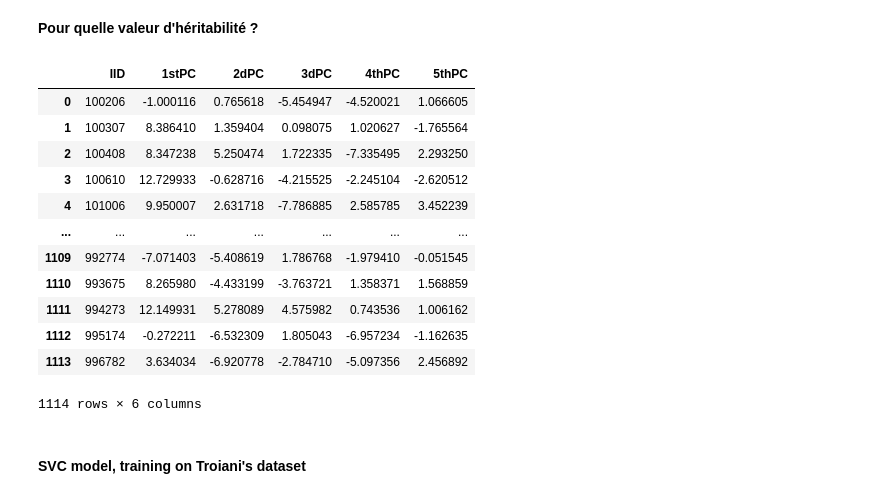
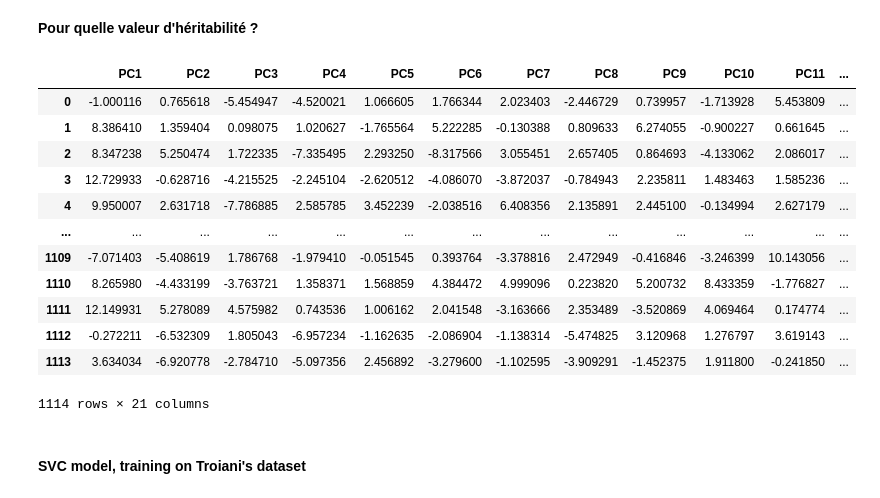
Before and after one commit to neurospin/champollion_V1, a Jupyter notebook: contrastive/notebooks/antoine/SVM_classifier_on_HCP_left_orbital_dim256.ipynb, the cells around one changed output. Saved outputs shown, nothing was run; the diff lists cells and outputs as text; code cells hidden in the pictures.

Commit message:
Add the beginning of the PCA study for the cingulate and the orbital regions

```diff
--- a/contrastive/notebooks/antoine/SVM_classifier_on_HCP_left_orbital_dim256.ipynb
+++ b/contrastive/notebooks/antoine/SVM_classifier_on_HCP_left_orbital_dim256.ipynb
@@ -193,29 +193,25 @@ plt.show()
 # %% [markdown]
 **Pour quelle valeur d'héritabilité ?**
 # %%
-df_HCP_PC = pd.DataFrame({"IID" : list(embeddings_HCP['ID']),
-              "1stPC" : X_pca[:,0],
-              "2dPC" : X_pca[:,1],
-              "3dPC" : X_pca[:,2],
-              "4thPC" : X_pca[:,3],
-              "5thPC" : X_pca[:,4]})
+df_HCP_PC = pd.DataFrame({f'PC{i}' : X_pca[:,i-1] for i in range(1, n_components+1)})
+df_HCP_PC["IID"] = list(embeddings_HCP['ID'])
 
-df_HCP_PC.to_csv('/neurospin/dico/adufournet/Runs/08_Heritability_Left_Orbital_HCP_dim256/Heritability/data/HCP_PCS.csv', index=False)
+df_HCP_PC.to_csv('/neurospin/dico/adufournet/Runs/08_Heritability_Left_Orbital_HCP_dim256/Heritability/data/HCP_orbital_left_PC.csv', index=False)
 df_HCP_PC
 # %% [output]
-|  | IID | 1stPC | 2dPC | 3dPC | 4thPC | 5thPC |
-| 0 | 100206 | -1.000116 | 0.765618 | -5.454947 | -4.520021 | 1.066605 |
-| 1 | 100307 | 8.386410 | 1.359404 | 0.098075 | 1.020627 | -1.765564 |
-| 2 | 100408 | 8.347238 | 5.250474 | 1.722335 | -7.335495 | 2.293250 |
-| 3 | 100610 | 12.729933 | -0.628716 | -4.215525 | -2.245104 | -2.620512 |
-| 4 | 101006 | 9.950007 | 2.631718 | -7.786885 | 2.585785 | 3.452239 |
-| ... | ... | ... | ... | ... | ... | ... |
-| 1109 | 992774 | -7.071403 | -5.408619 | 1.786768 | -1.979410 | -0.051545 |
-| 1110 | 993675 | 8.265980 | -4.433199 | -3.763721 | 1.358371 | 1.568859 |
-| 1111 | 994273 | 12.149931 | 5.278089 | 4.575982 | 0.743536 | 1.006162 |
-| 1112 | 995174 | -0.272211 | -6.532309 | 1.805043 | -6.957234 | -1.162635 |
-| 1113 | 996782 | 3.634034 | -6.920778 | -2.784710 | -5.097356 | 2.456892 |
+|  | PC1 | PC2 | PC3 | PC4 | PC5 | PC6 | PC7 | PC8 | PC9 | PC10 | PC11 | ... |
+| 0 | -1.000116 | 0.765618 | -5.454947 | -4.520021 | 1.066605 | 1.766344 | 2.023403 | -2.446729 | 0.739957 | -1.713928 | 5.453809 | ... |
+| 1 | 8.386410 | 1.359404 | 0.098075 | 1.020627 | -1.765564 | 5.222285 | -0.130388 | 0.809633 | 6.274055 | -0.900227 | 0.661645 | ... |
+| 2 | 8.347238 | 5.250474 | 1.722335 | -7.335495 | 2.293250 | -8.317566 | 3.055451 | 2.657405 | 0.864693 | -4.133062 | 2.086017 | ... |
+| 3 | 12.729933 | -0.628716 | -4.215525 | -2.245104 | -2.620512 | -4.086070 | -3.872037 | -0.784943 | 2.235811 | 1.483463 | 1.585236 | ... |
+| 4 | 9.950007 | 2.631718 | -7.786885 | 2.585785 | 3.452239 | -2.038516 | 6.408356 | 2.135891 | 2.445100 | -0.134994 | 2.627179 | ... |
+| ... | ... | ... | ... | ... | ... | ... | ... | ... | ... | ... | ... | ... |
+| 1109 | -7.071403 | -5.408619 | 1.786768 | -1.979410 | -0.051545 | 0.393764 | -3.378816 | 2.472949 | -0.416846 | -3.246399 | 10.143056 | ... |
+| 1110 | 8.265980 | -4.433199 | -3.763721 | 1.358371 | 1.568859 | 4.384472 | 4.999096 | 0.223820 | 5.200732 | 8.433359 | -1.776827 | ... |
+| 1111 | 12.149931 | 5.278089 | 4.575982 | 0.743536 | 1.006162 | 2.041548 | -3.163666 | 2.353489 | -3.520869 | 4.069464 | 0.174774 | ... |
+| 1112 | -0.272211 | -6.532309 | 1.805043 | -6.957234 | -1.162635 | -2.086904 | -1.138314 | -5.474825 | 3.120968 | 1.276797 | 3.619143 | ... |
+| 1113 | 3.634034 | -6.920778 | -2.784710 | -5.097356 | 2.456892 | -3.279600 | -1.102595 | -3.909291 | -1.452375 | 1.911800 | -0.241850 | ... |
-1114 rows × 6 columns
+1114 rows × 21 columns
 # %% [markdown]
 #### SVC model, training on Troiani's dataset
 # %%
```
Also changed, not shown: parts of 1 cell of this notebook, 6 other files.
